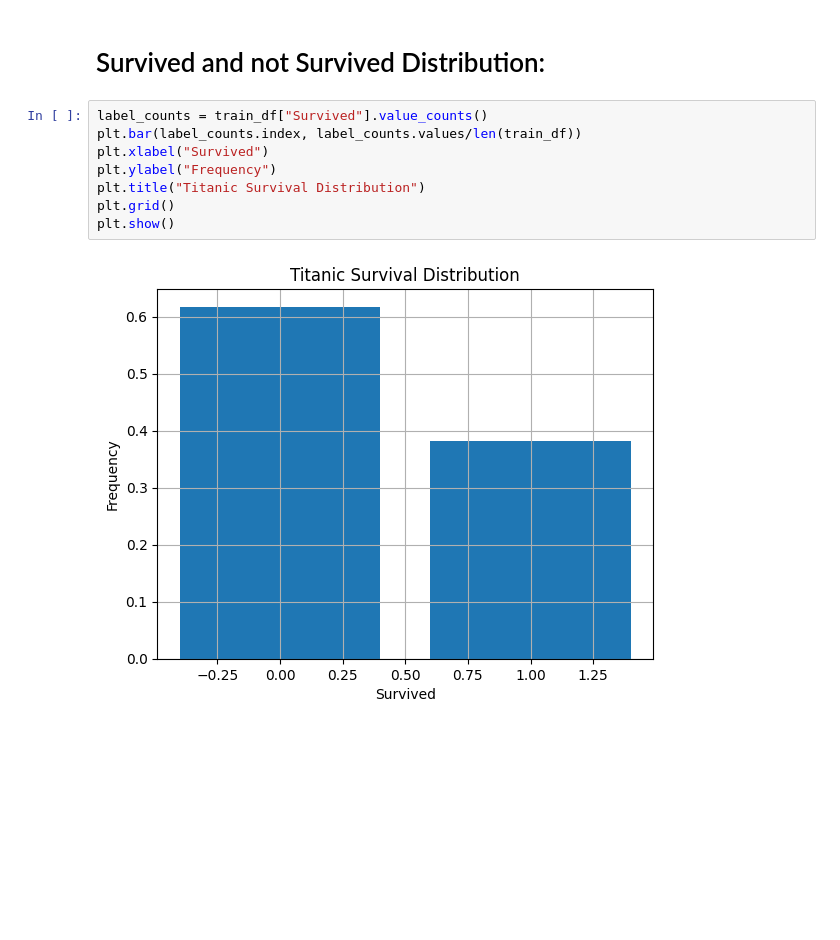
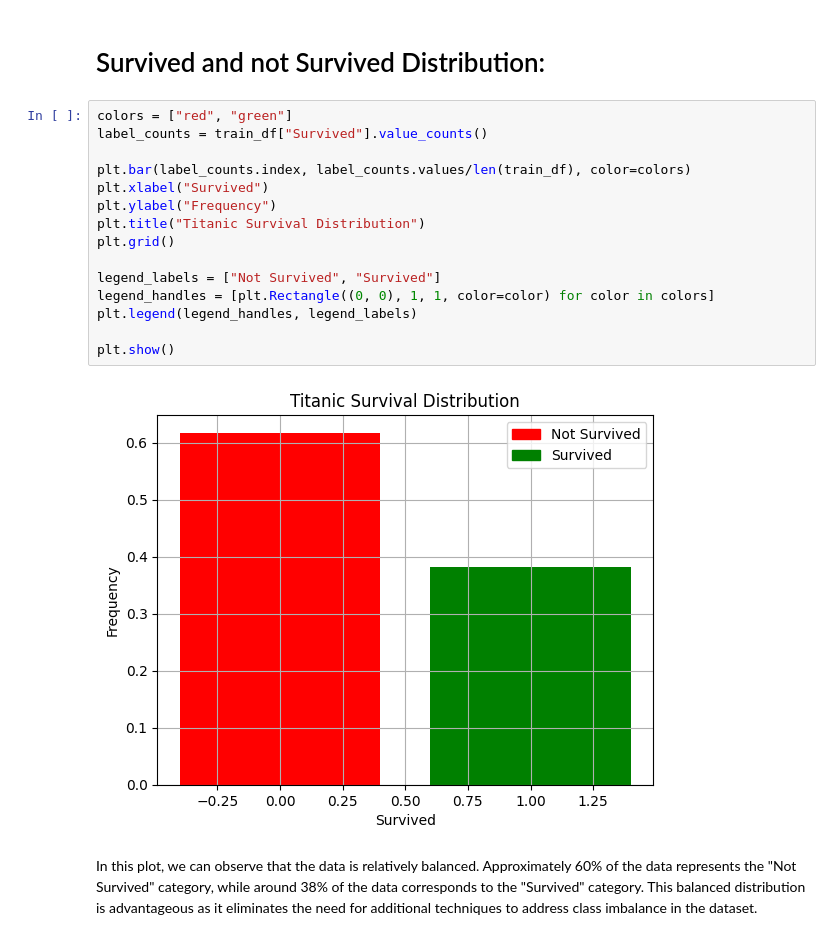
Before and after one commit to rocholaky/TitanicDataset, a Jupyter notebook: EDA.ipynb, the cells around one changed output. Drawn from its saved outputs; the diff is of its cells as text; blank space fills up the shorter version.

```diff
--- a/EDA.ipynb
+++ b/EDA.ipynb
@@ -305,12 +364,22 @@ plt.show()
 # %% [markdown]
 # Survived and not Survived Distribution:
 # %%
+colors = ["red", "green"]
 label_counts = train_df["Survived"].value_counts()
-plt.bar(label_counts.index, label_counts.values/len(train_df))
+
+plt.bar(label_counts.index, label_counts.values/len(train_df), color=colors)
 plt.xlabel("Survived")
 plt.ylabel("Frequency")
 plt.title("Titanic Survival Distribution")
 plt.grid()
+
+legend_labels = ["Not Survived", "Survived"]
+legend_handles = [plt.Rectangle((0, 0), 1, 1, color=color) for color in colors]
+plt.legend(legend_handles, legend_labels)
+
 plt.show()
 # %% [output]
-[figure, old version]
+[figure, new version]
+# %% [markdown]
+
+In this plot, we can observe that the data is relatively balanced. Approximately 60% of the data represents the "Not Survived" category, while around 38% of the data corresponds to the "Survived" category. This balanced distribution is advantageous as it eliminates the need for additional techniques to address class imbalance in the dataset.
```
Also changed, not shown: parts of 15 cells of this notebook, 8 other files.
